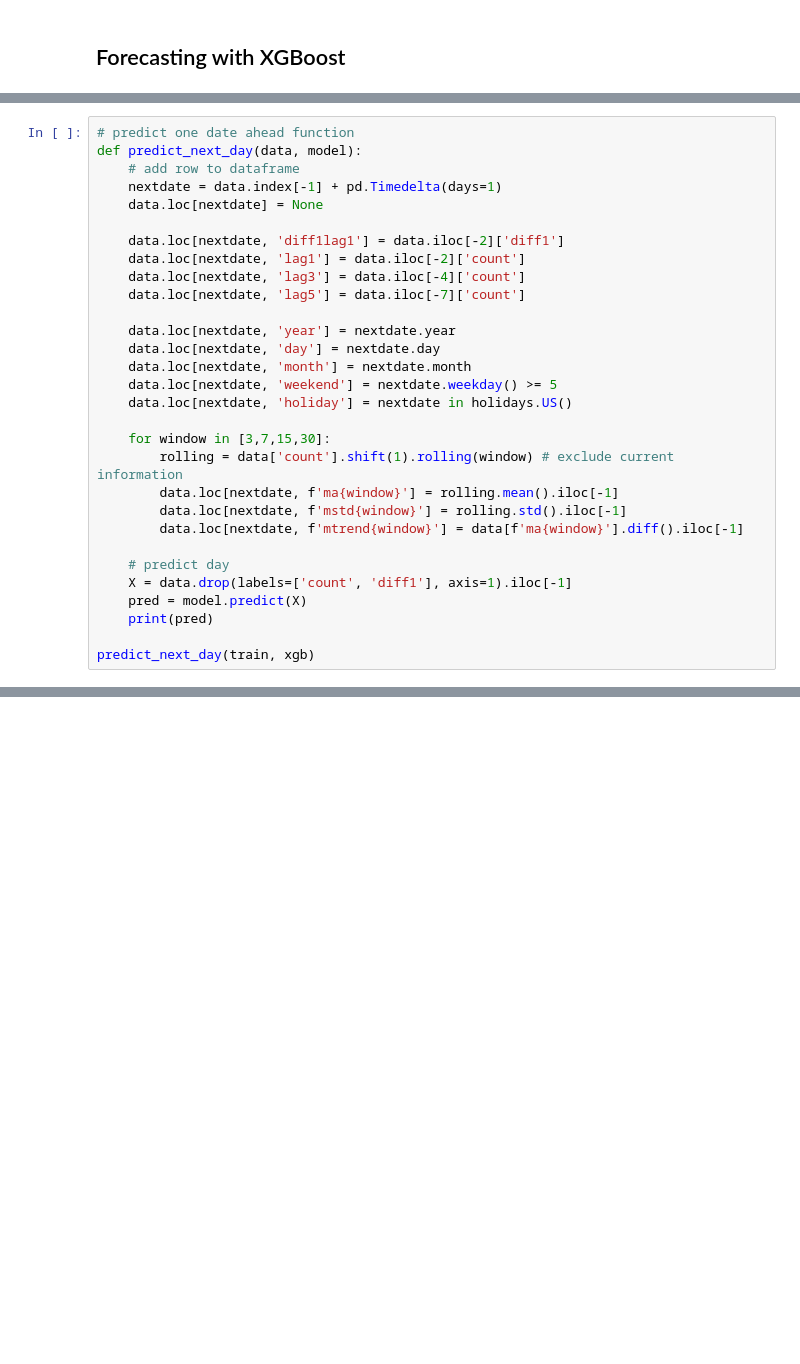
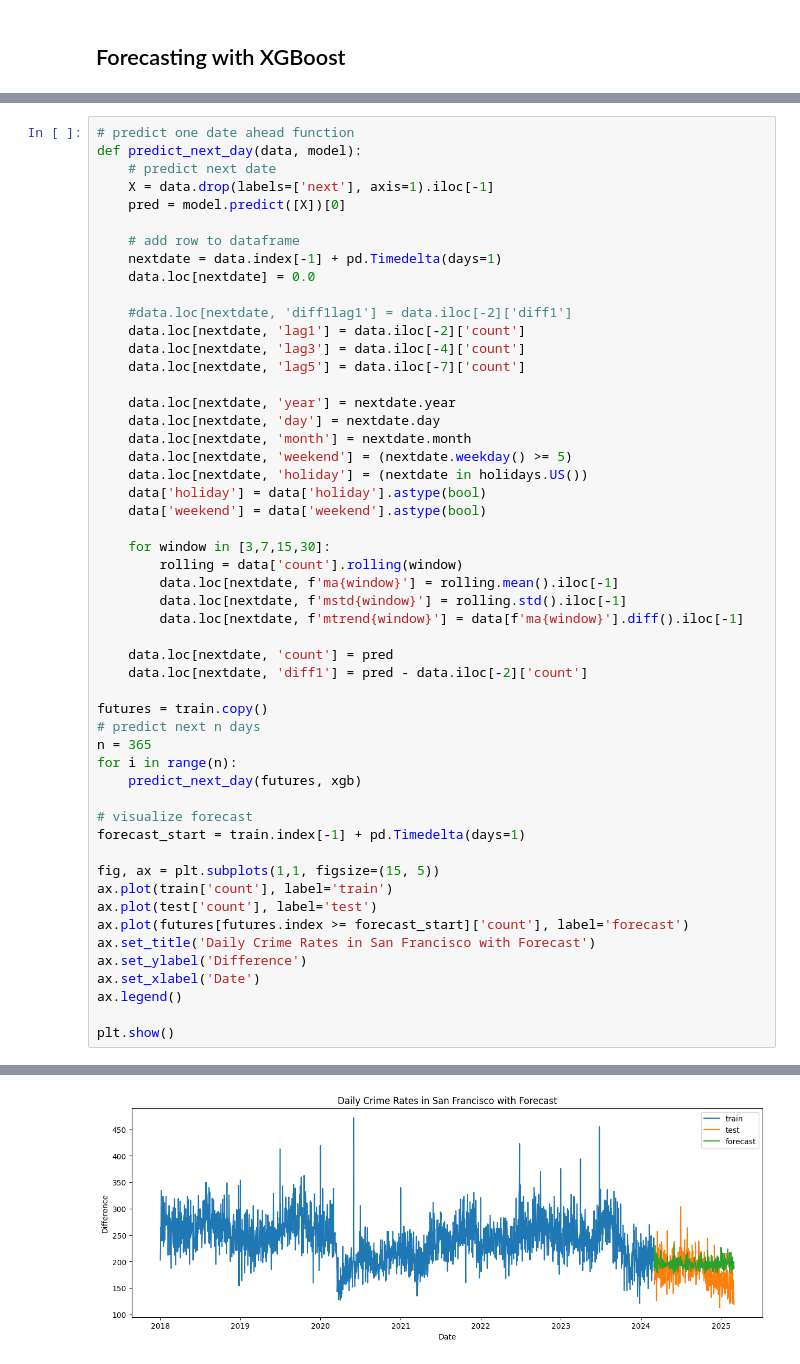
Before and after one commit to rogerwng/SFPD_Crime, a Jupyter notebook: forecasting.ipynb, the cells around one changed output, grey strips where cells are left out. Drawn from its saved outputs; the diff is of its cells as text; blank space fills up the shorter version.

Commit message:
forecasting w xgbosot

```diff
--- a/forecasting.ipynb
+++ b/forecasting.ipynb
@@ -200,11 +214,15 @@ XGBRegressor(base_score=None, booster=None, callbacks=None,
 # %%
 # predict one date ahead function
 def predict_next_day(data, model):
+    # predict next date
+    X = data.drop(labels=['next'], axis=1).iloc[-1]
+    pred = model.predict([X])[0]
+
     # add row to dataframe
     nextdate = data.index[-1] + pd.Timedelta(days=1)
-    data.loc[nextdate] = None
+    data.loc[nextdate] = 0.0
 
-    data.loc[nextdate, 'diff1lag1'] = data.iloc[-2]['diff1']
+    #data.loc[nextdate, 'diff1lag1'] = data.iloc[-2]['diff1']
     data.loc[nextdate, 'lag1'] = data.iloc[-2]['count']
     data.loc[nextdate, 'lag3'] = data.iloc[-4]['count']
     data.loc[nextdate, 'lag5'] = data.iloc[-7]['count']
@@ -212,19 +230,37 @@ def predict_next_day(data, model):
     data.loc[nextdate, 'year'] = nextdate.year
     data.loc[nextdate, 'day'] = nextdate.day
     data.loc[nextdate, 'month'] = nextdate.month
-    data.loc[nextdate, 'weekend'] = nextdate.weekday() >= 5
-    data.loc[nextdate, 'holiday'] = nextdate in holidays.US()
+    data.loc[nextdate, 'weekend'] = (nextdate.weekday() >= 5)
+    data.loc[nextdate, 'holiday'] = (nextdate in holidays.US())
+    data['holiday'] = data['holiday'].astype(bool)
+    data['weekend'] = data['weekend'].astype(bool)
 
     for window in [3,7,15,30]:
-        rolling = data['count'].shift(1).rolling(window) # exclude current information
+        rolling = data['count'].rolling(window)
         data.loc[nextdate, f'ma{window}'] = rolling.mean().iloc[-1]
         data.loc[nextdate, f'mstd{window}'] = rolling.std().iloc[-1]
         data.loc[nextdate, f'mtrend{window}'] = data[f'ma{window}'].diff().iloc[-1]
 
-    # predict day
-    X = data.drop(labels=['count', 'diff1'], axis=1).iloc[-1]
-    pred = model.predict(X)
-    print(pred)
+    data.loc[nextdate, 'count'] = pred
+    data.loc[nextdate, 'diff1'] = pred - data.iloc[-2]['count']
 
-predict_next_day(train, xgb)
+futures = train.copy()
+# predict next n days
+n = 365
+for i in range(n):
+    predict_next_day(futures, xgb)
+
+# visualize forecast
+forecast_start = train.index[-1] + pd.Timedelta(days=1)
+
+fig, ax = plt.subplots(1,1, figsize=(15, 5))
+ax.plot(train['count'], label='train')
+ax.plot(test['count'], label='test')
+ax.plot(futures[futures.index >= forecast_start]['count'], label='forecast')
+ax.set_title('Daily Crime Rates in San Francisco with Forecast')
+ax.set_ylabel('Difference')
+ax.set_xlabel('Date')
+ax.legend()
+
+plt.show()
 # %% [output]
@@ -235,0 +267 @@ ValueError: DataFrame.dtypes for data must be int, float, bool or category. When
+[figure, added]
```
Also changed, not shown: parts of 13 cells of this notebook.
